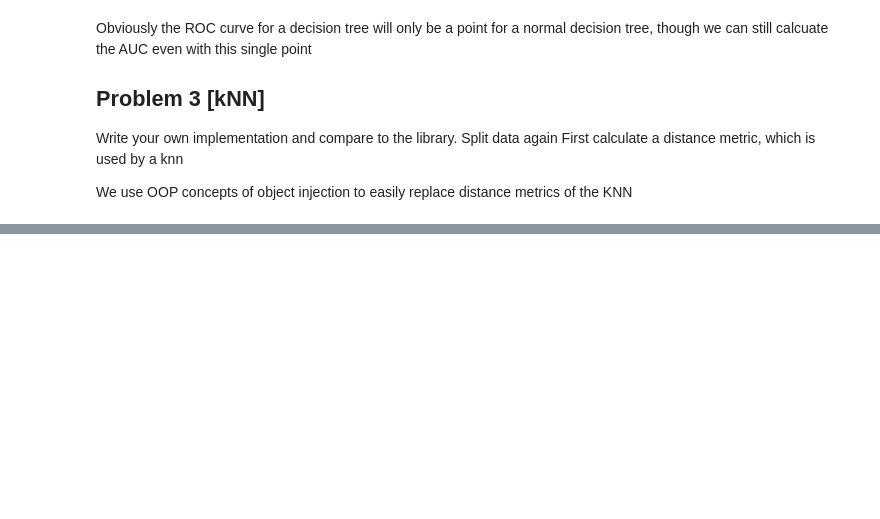
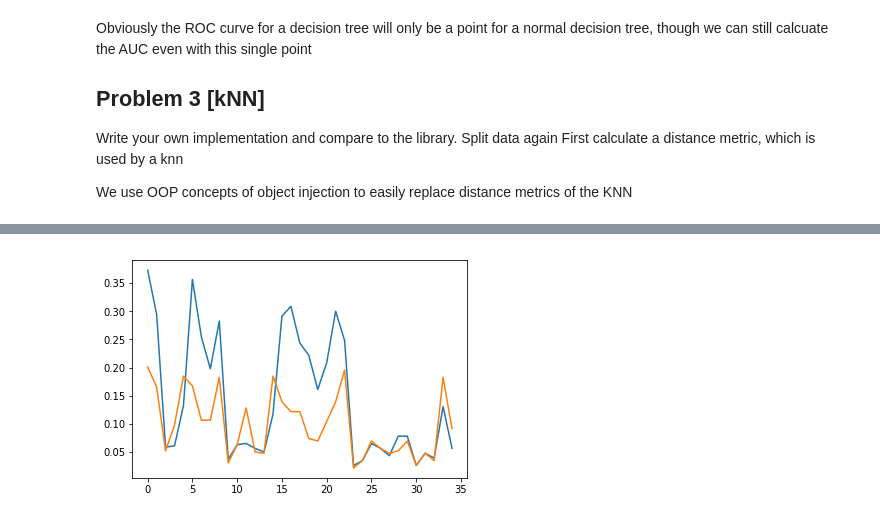
Before and after one commit to cdilga/DS4400, a Jupyter notebook: DS4400_HW2/DS4400 HW2.ipynb, the cells around one changed output, grey strips where cells are left out. Cells and saved outputs as stored; diff of their text form; code cells hidden in the pictures; blank space fills up the shorter version.

Commit message:
Finish Bare Models for all

```diff
--- a/DS4400_HW2/DS4400 HW2.ipynb
+++ b/DS4400_HW2/DS4400 HW2.ipynb
@@ -318,0 +332,46 @@ ValueError: Classification metrics can't handle a mix of multilabel-indicator an
+# %%
+
+def fold(data, k):
+    '''Split data in the form of a data frame into k folds, returning k of them'''
+    retn = []
+    for i in range(k):
+        validation = data.iloc[int(len(data)/k)*i:int(len(data)/k)*(i+1),:]
+        retn.append({'validation': validation,
+                     'train': data.iloc[[x for x in data.index if x not in validation.index],:]})
+    return retn
+
+
+i = 0
+m = []
+for model in [LinearDiscriminantAnalysis(), LogisticRegression()]:
+    results = pd.DataFrame()
+    for k in [5, 10, 20]:
+        for dataset in fold(df, k):
+            validation = dataset['validation']
+            vx = validation.iloc[:,0:57]
+            vy = validation['spam']
+
+            train = dataset['train']
+            tx = train.iloc[:,0:57]
+            ty = train['spam']
+
+
+            model.fit(tx, ty)
+            cm = confusion_matrix(model.predict(vx), vy)
+            tn, fp, fn, tp = cm.ravel()
+            #print("Model: {}\n k: {}\n Error: {:.4f}\n".format(str(model).split('(')[0],k, 1-((tp+tn)/(tp+tn+fp+fn))))
+
+            df2 = pd.DataFrame([[str(model).split('(')[0], 1-((tp+tn)/(tp+tn+fp+fn)), k]],
+                               columns = ['model', 'accuracy', 'k'])
+            results = results.append(df2, ignore_index=True)
+    m.append(results)
+
+for model in m:
+    model['accuracy'].plot()
+#some function that will give k folds of data.
+
+#iterate over the folds
+#train the models
+#record error of classification and print for each value of k for each model
+# %% [output]
+[figure, added]
```
Also changed, not shown: parts of 3 cells of this notebook.
